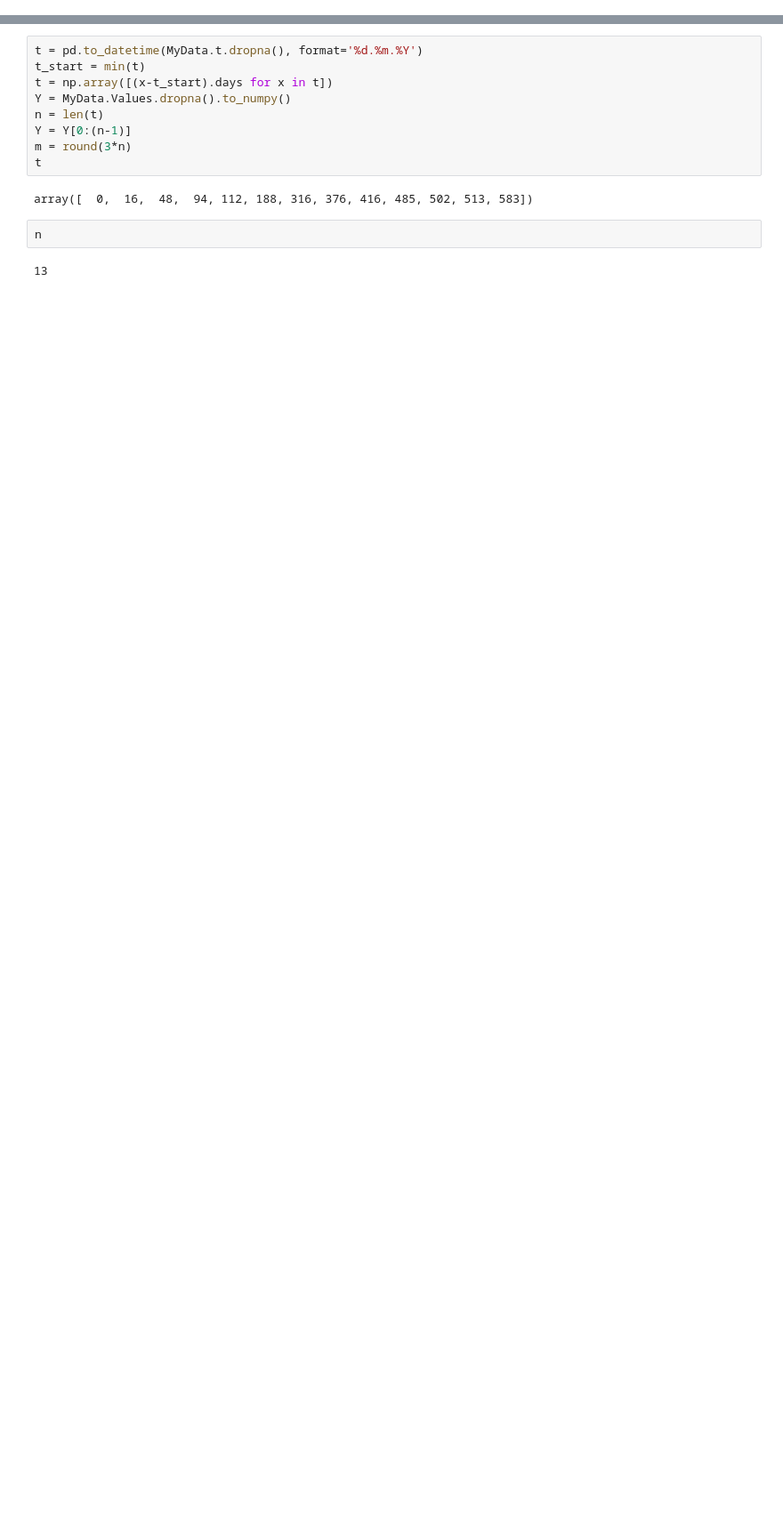
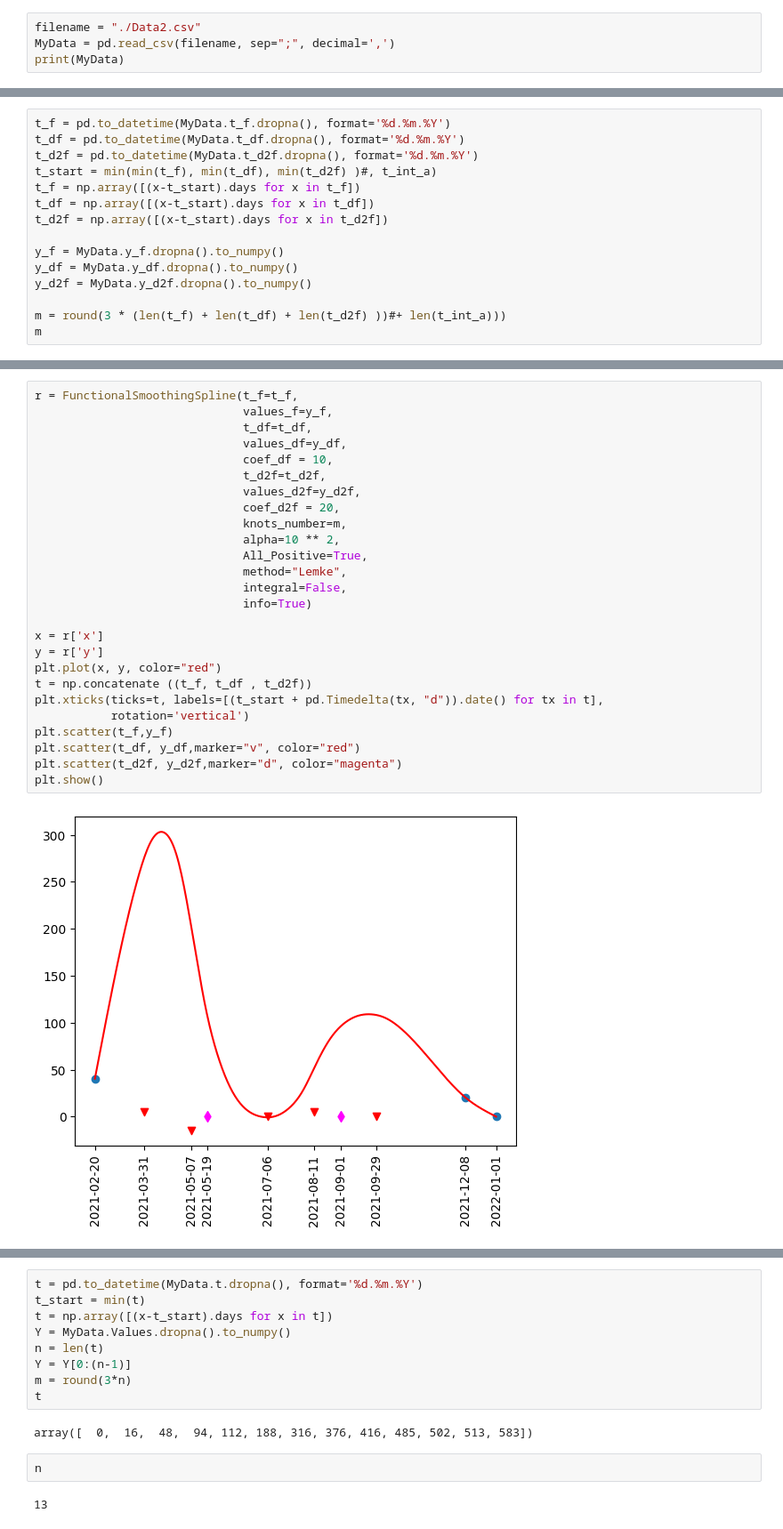
Before and after one commit to YuAKorablev/FunctionalSmoothingSpline, a Jupyter notebook: test.ipynb, the cells around one changed output, grey strips where cells are left out. Shown: that part at 89% size. Saved outputs shown, nothing was run; the diff lists cells and outputs as text; blank space fills up the shorter version.

```diff
--- a/test.ipynb
+++ b/test.ipynb
@@ -11,0 +57,4 @@ The autoreload extension is already loaded. To reload it, use:
+# %%
+filename = "./Data2.csv"
+MyData = pd.read_csv(filename, sep=";", decimal=',')
+print(MyData)
@@ -11,0 +68,15 @@ The autoreload extension is already loaded. To reload it, use:
+# %%
+t_f = pd.to_datetime(MyData.t_f.dropna(), format='%d.%m.%Y')
+t_df = pd.to_datetime(MyData.t_df.dropna(), format='%d.%m.%Y')
+t_d2f = pd.to_datetime(MyData.t_d2f.dropna(), format='%d.%m.%Y')
+t_start = min(min(t_f), min(t_df), min(t_d2f) )#, t_int_a)
+t_f = np.array([(x-t_start).days for x in t_f])
+t_df = np.array([(x-t_start).days for x in t_df])
+t_d2f = np.array([(x-t_start).days for x in t_d2f])
+
+y_f = MyData.y_f.dropna().to_numpy()
+y_df = MyData.y_df.dropna().to_numpy()
+y_d2f = MyData.y_d2f.dropna().to_numpy()
+
+m = round(3 * (len(t_f) + len(t_df) + len(t_d2f) ))#+ len(t_int_a)))
+m
@@ -11,0 +85,28 @@ The autoreload extension is already loaded. To reload it, use:
+# %%
+r = FunctionalSmoothingSpline(t_f=t_f,
+                              values_f=y_f,
+                              t_df=t_df,
+                              values_df=y_df,
+                              coef_df = 10,
+                              t_d2f=t_d2f,
+                              values_d2f=y_d2f,
+                              coef_d2f = 20,
+                              knots_number=m,
+                              alpha=10 ** 2,
+                              All_Positive=True,
+                              method="Lemke",
+                              integral=False,
+                              info=True)
+
+x = r['x']
+y = r['y']
+plt.plot(x, y, color="red")
+t = np.concatenate ((t_f, t_df , t_d2f))
+plt.xticks(ticks=t, labels=[(t_start + pd.Timedelta(tx, "d")).date() for tx in t],
+           rotation='vertical')
+plt.scatter(t_f,y_f)
+plt.scatter(t_df, y_df,marker="v", color="red")
+plt.scatter(t_d2f, y_d2f,marker="d", color="magenta")
+plt.show()
+# %% [output]
+[figure, added]
```
Also changed, not shown: parts of 24 cells of this notebook, 5 other files.
